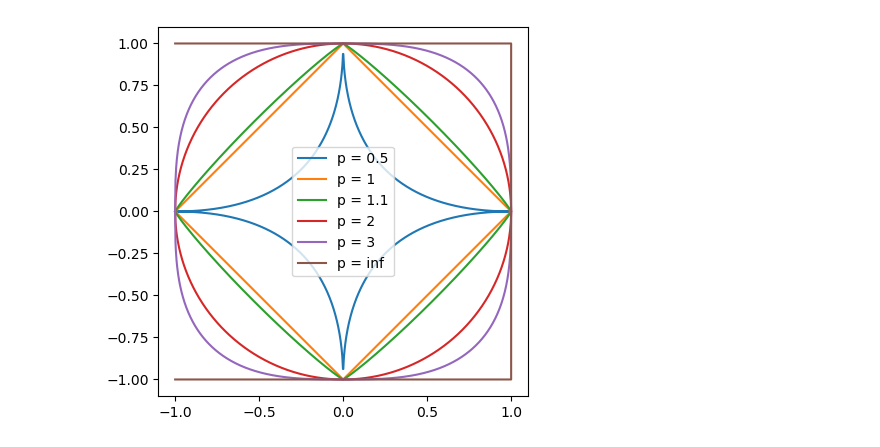
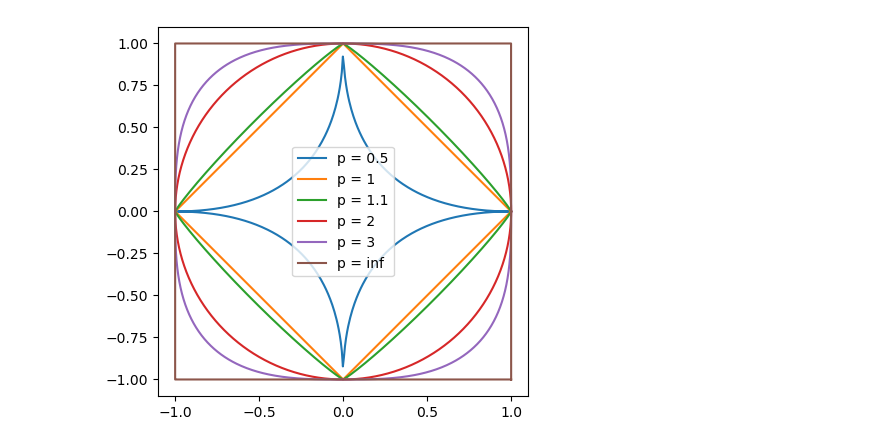
Before and after one commit to csjiet/MathOps, a Jupyter notebook: unit-norm-ball.ipynb, the cells around one changed output. Saved outputs shown, nothing was run; the diff lists cells and outputs as text; code cells hidden in the pictures.

```diff
--- a/unit-norm-ball.ipynb
+++ b/unit-norm-ball.ipynb
@@ -1,25 +1,26 @@
 # %%
 import numpy as np
 import matplotlib.pyplot as plt
 import random
 
 np.random.seed(2)
 def unit_ball(p_s: list, num_points = 1000) -> None:
     fig, ax = plt.subplots()
 
     ax.set_aspect('equal')
-    x = np.linspace(-1, 1, 1000)
+    theta = np.linspace(0, 2 * np.pi, num_points)
+    x = np.cos(theta)
+    y = np.sin(theta)
     for p in p_s:
-        y_unsigned = (np.ones(len(x))**p - np.abs(x)**p)**(1/p) # solve for y
-        xx = np.append(x, x[::-1]) # include pm
-        yy = np.append(y_unsigned, -y_unsigned)
+        y_unsigned = (np.ones(len(x))**p - np.abs(x)**p)**(1/p) # solve for |y|
+        yy = [y_unsigned[i] if e > 0 else y_unsigned[i] * -1 for i, e in enumerate(y)] # pm sign
 
-        plt.plot(xx,yy, label = f"p = {p}")
+        plt.plot(x, yy, label = f"p = {p}")
 
     plt.legend()
 
 p_s = [0.5, 1,1.1, 2, 3, np.inf] # norm order, p
 
 unit_ball(p_s)
 # %% [output]
-[figure, old version]
+[figure, new version]
```
